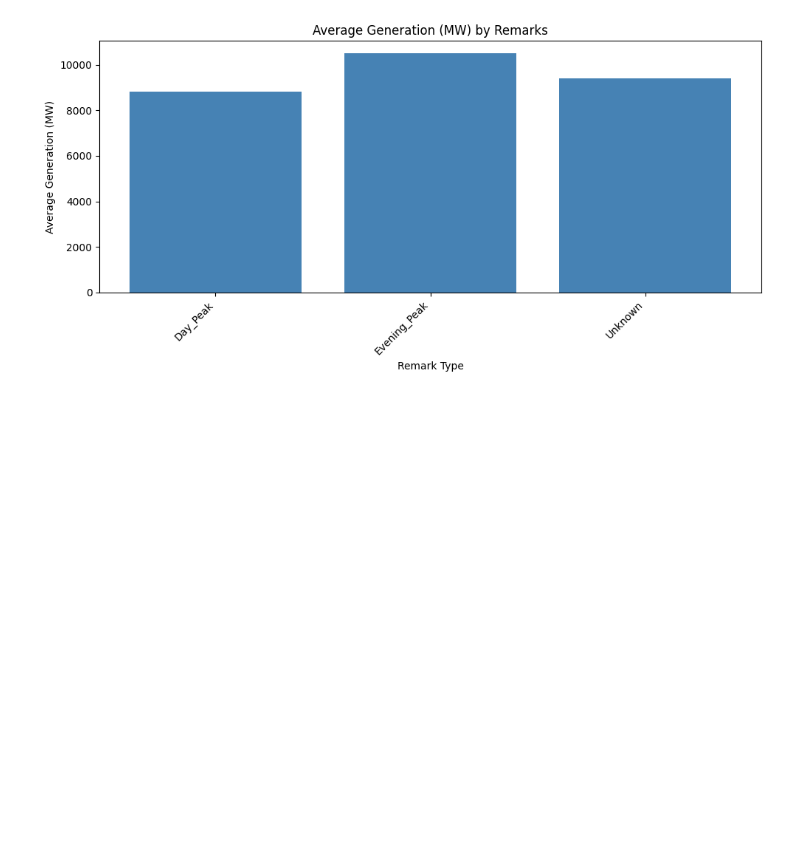
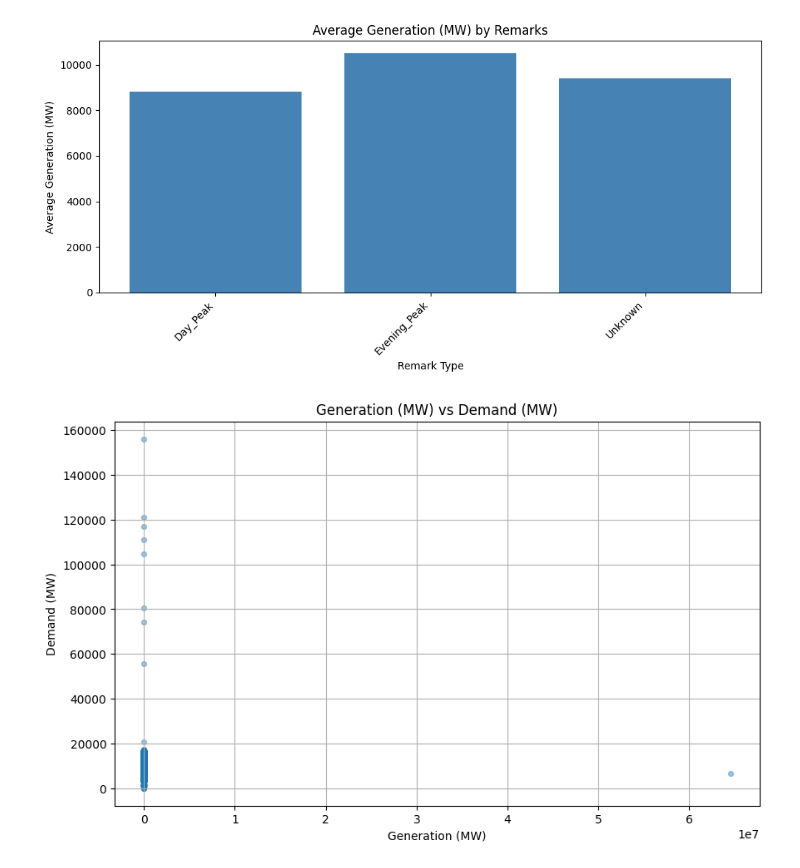
Before and after one commit to sabbirpuspo/LearningforMe, a Jupyter notebook: PGCB_BD.ipynb, the cells around one changed output. Saved outputs shown, nothing was run; the diff lists cells and outputs as text; code cells hidden in the pictures; blank space fills up the shorter version.

```diff
--- a/PGCB_BD.ipynb
+++ b/PGCB_BD.ipynb
@@ -285,3 +285,13 @@ plt.tight_layout() # Adjust layout to prevent labels from overlapping
 plt.show()
 # %% [output]
 [figure]
+# %%
+fig, ax = plt.subplots(figsize=(10, 6))
+ax.scatter(df['generation_mw'], df['demand_mw'],
+           alpha=0.4, s=18)
+ax.set(title='Generation (MW) vs Demand (MW)',
+       xlabel='Generation (MW)', ylabel='Demand (MW)')
+plt.grid(True)
+plt.show()
+# %% [output]
+[figure, added]
```
Also changed, not shown: parts of 2 cells of this notebook.
